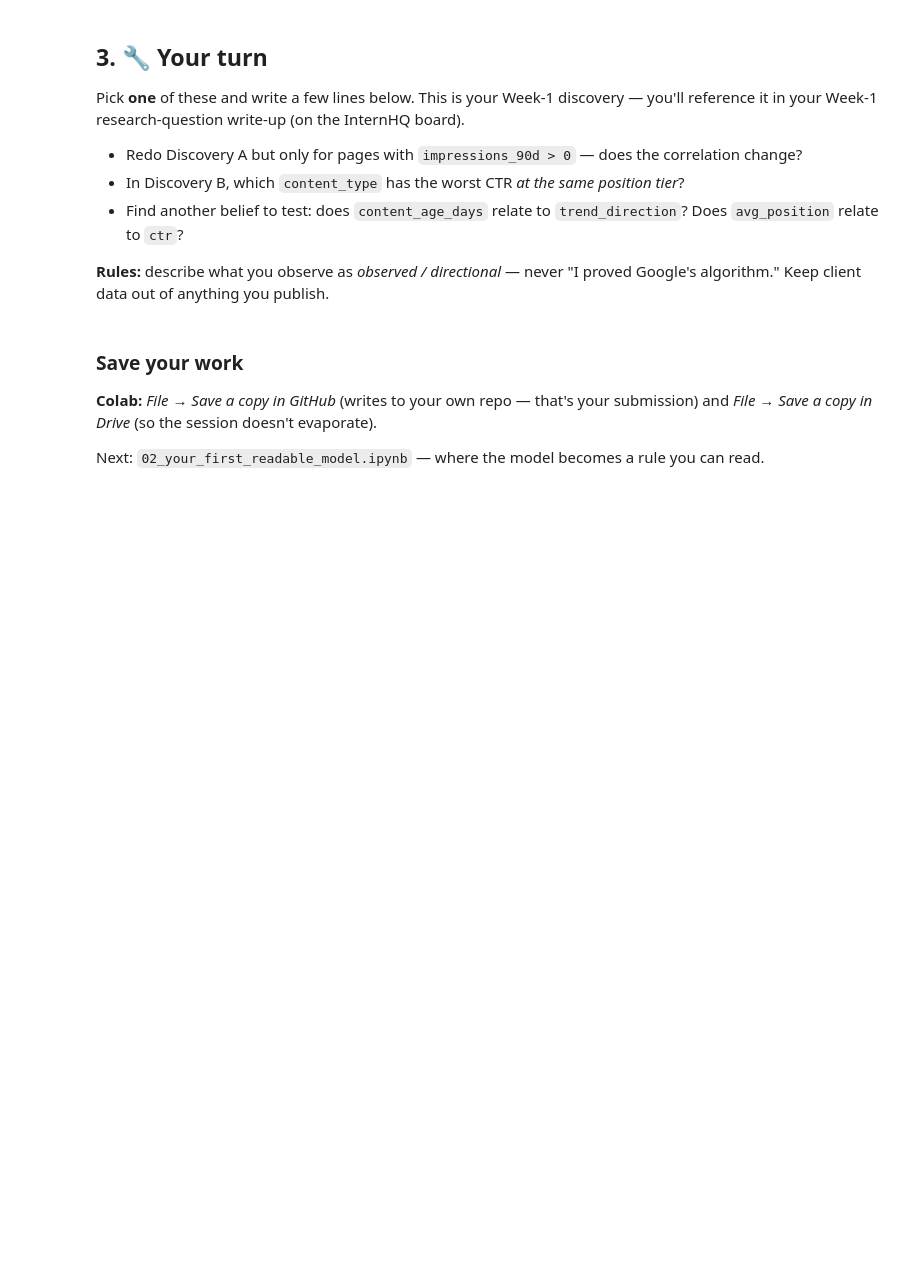
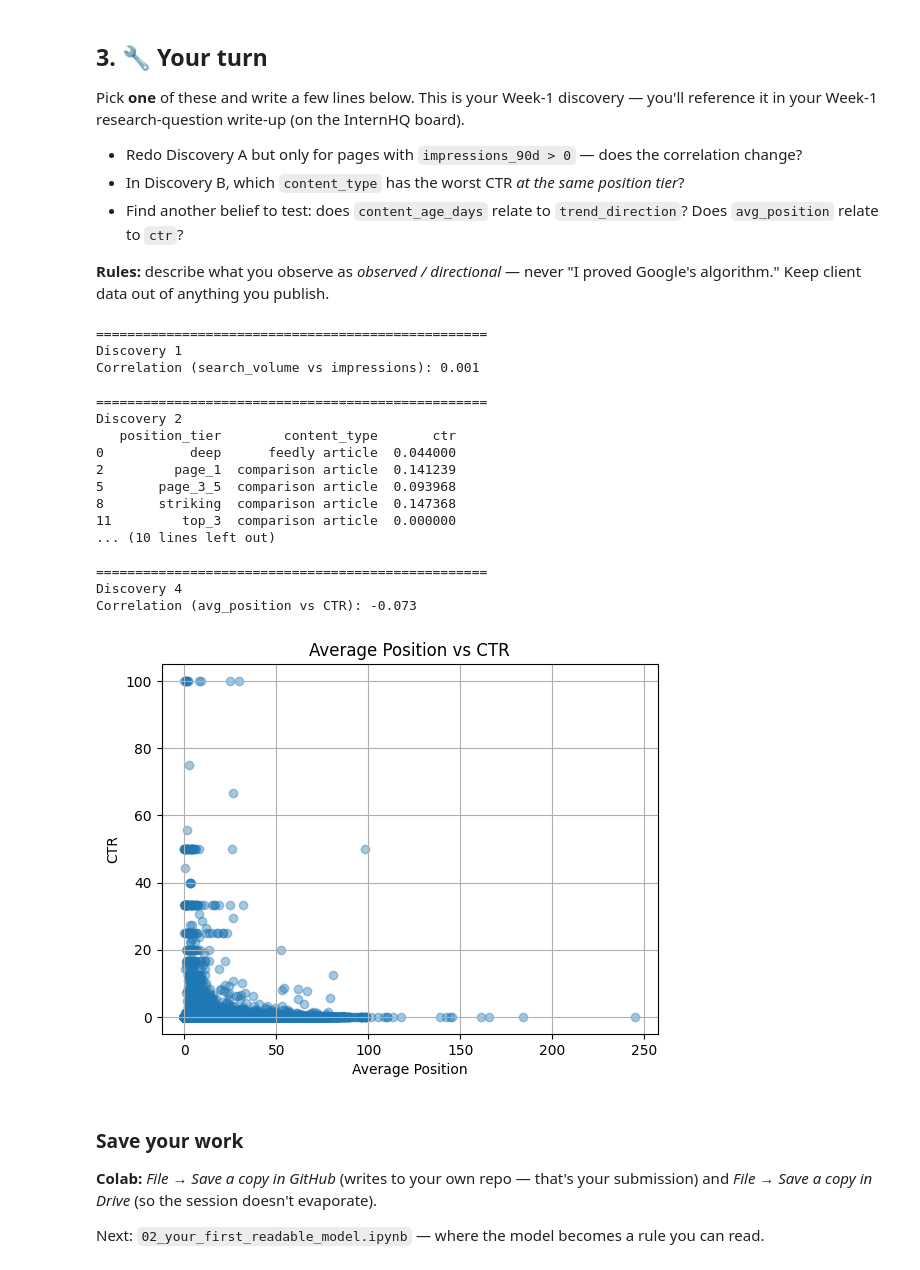
Before and after one commit to pradeeep-ship-it/Flyrank-Intership, a Jupyter notebook: notebooks/01_first_look_and_discovery.ipynb, the cells around one changed output. Saved outputs shown, nothing was run; the diff lists cells and outputs as text; code cells hidden in the pictures; blank space fills up the shorter version.

```diff
--- a/notebooks/01_first_look_and_discovery.ipynb
+++ b/notebooks/01_first_look_and_discovery.ipynb
@@ -99,6 +120,59 @@ Pick **one** of these and write a few lines below. This is your Week-1 discovery
 **Rules:** describe what you observe as *observed / directional* — never "I proved Google's algorithm." Keep client data out of anything you publish.
 # %%
 # Your discovery here
+import pandas as pd
+import matplotlib.pyplot as plt
+
+df = pd.read_csv("data/raw/content_refresh_anonymized.csv")
+
+print("="*50)
+print("Discovery 1")
+filtered = df[df["impressions_90d"] > 0]
+corr1 = filtered["search_volume"].corr(filtered["impressions_90d"])
+print(f"Correlation (search_volume vs impressions): {corr1:.3f}")
+
+print("\n" + "="*50)
+print("Discovery 2")
+visible = df[df["impressions_90d"] >= 100]
+ctr_table = visible.groupby(["position_tier", "content_type"])["ctr"].mean().reset_index()
+worst = ctr_table.loc[ctr_table.groupby("position_tier")["ctr"].idxmin()]
+print(worst)
+
+print("\n" + "="*50)
+print("Discovery 3")
+age = df.groupby("trend_direction")["content_age_days"].median()
+print(age)
+
+print("\n" + "="*50)
+print("Discovery 4")
+corr2 = df["avg_position"].corr(df["ctr"])
+print(f"Correlation (avg_position vs CTR): {corr2:.3f}")
+
+plt.scatter(df["avg_position"], df["ctr"], alpha=0.4)
+plt.xlabel("Average Position")
+plt.ylabel("CTR")
+plt.title("Average Position vs CTR")
+plt.grid(True)
+plt.show()
+# %% [output]
+==================================================
+Discovery 1
+Correlation (search_volume vs impressions): 0.001
+
+==================================================
+Discovery 2
+   position_tier        content_type       ctr
+0           deep      feedly article  0.044000
+2         page_1  comparison article  0.141239
+5       page_3_5  comparison article  0.093968
+8       striking  comparison article  0.147368
+11         top_3  comparison article  0.000000
+... (10 lines left out)
+
+==================================================
+Discovery 4
+Correlation (avg_position vs CTR): -0.073
+[figure, added]
 # %% [markdown]
 ### Save your work
 **Colab:** *File → Save a copy in GitHub* (writes to your own repo — that's your submission) and *File → Save a copy in Drive* (so the session doesn't evaporate).
```
Also changed, not shown: parts of 2 cells of this notebook.
